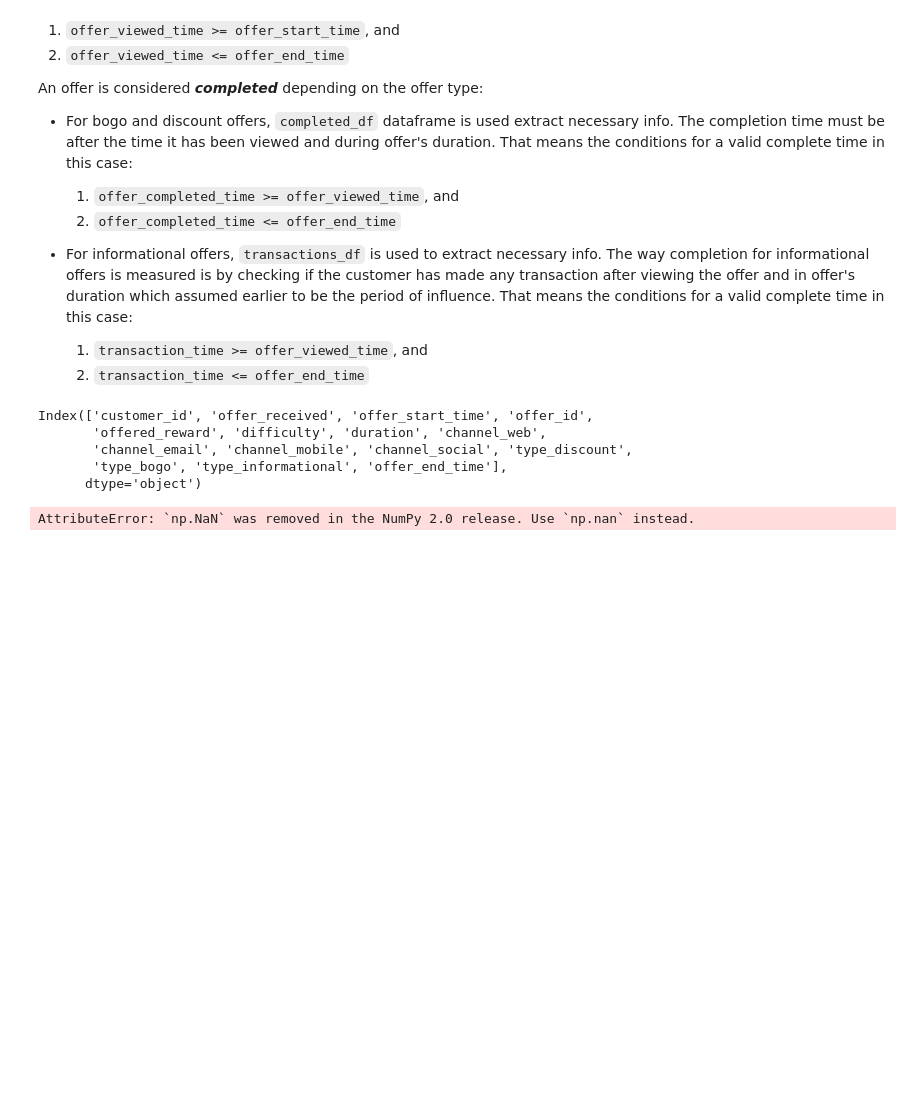
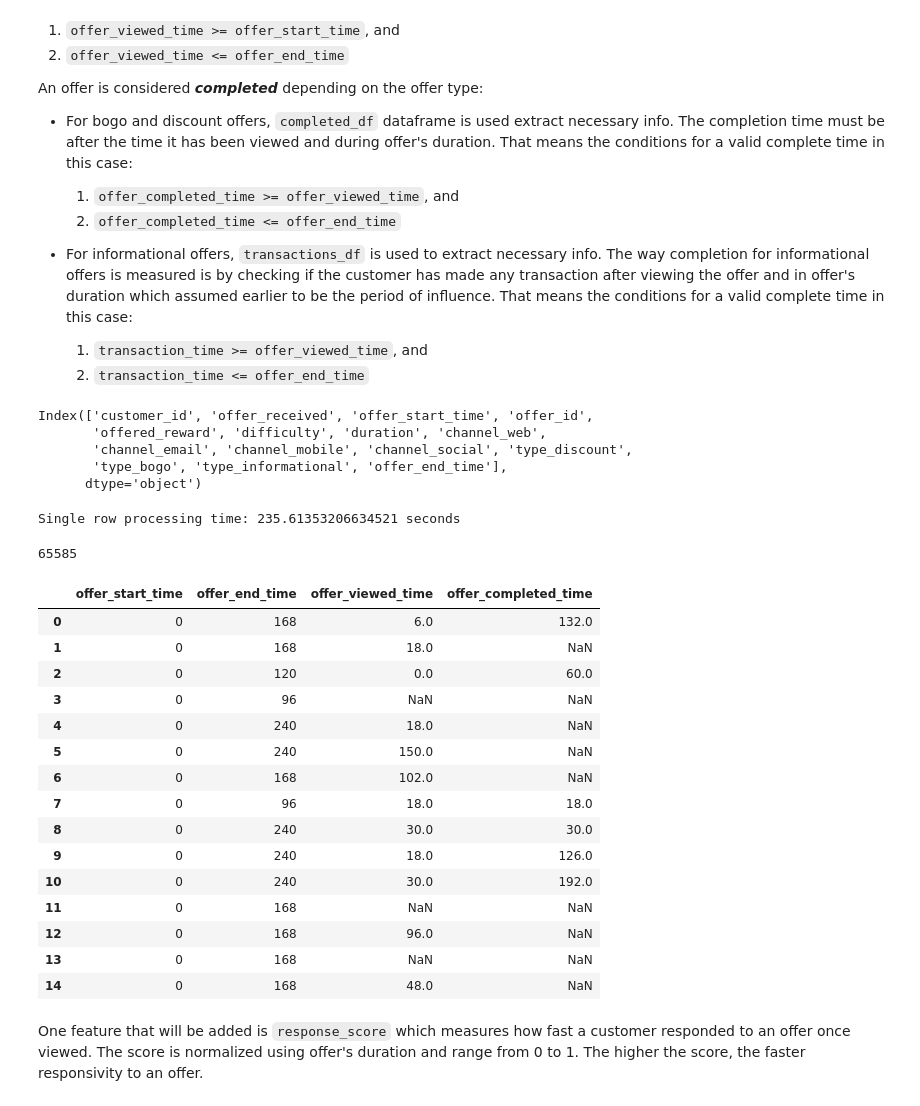
Before and after one commit to Kavin-Prasanth75/Starbucks-segmentation, a Jupyter notebook: main.ipynb, the cells around one changed output. Cells and saved outputs as stored; diff of their text form; code cells hidden in the pictures; blank space fills up the shorter version.

```diff
--- a/main.ipynb
+++ b/main.ipynb
@@ -754,17 +759,14 @@ Index(['customer_id', 'offer_received', 'offer_start_time', 'offer_id',
        'channel_email', 'channel_mobile', 'channel_social', 'type_discount',
        'type_bogo', 'type_informational', 'offer_end_time'],
       dtype='object')
-# %%
-# Add empty object column to store `output_value` list of function
-temp_df['output_value'] = ''
-
-# Apply u.get_offer_engagements to each row
-temp_df.output_value = temp_df.apply(
-    lambda x: util.get_offer_engagements(x, viewed_df, completed_df, transactions_df), axis=1)
-
-# Expand `output_value` list to columns
-temp_df = util.expand_list_to_columns(temp_df, 'output_value', {
-    0: 'offer_viewed_time',
-    1: 'offer_completed_time'})
-# %% [output]
-AttributeError: `np.NaN` was removed in the NumPy 2.0 release. Use `np.nan` instead.
+# %%
+import time
+start = time.time()
+util.get_offer_engagements(temp_df.iloc[0], viewed_df, completed_df, transactions_df)
+print("Single row processing time:", (time.time() - start)*65585, "seconds")
+# %% [output]
+Single row processing time: 235.61353206634521 seconds
+# %%
+len(temp_df)
+# %% [output]
+65585
@@ -770,0 +785,21 @@ AttributeError: `np.NaN` was removed in the NumPy 2.0 release. Use `np.nan` inst
+# %%
+temp_df[['offer_start_time', 'offer_end_time', 'offer_viewed_time', 'offer_completed_time']].head(15)
+# %% [output]
+|  | offer_start_time | offer_end_time | offer_viewed_time | offer_completed_time |
+| 0 | 0 | 168 | 6.0 | 132.0 |
+| 1 | 0 | 168 | 18.0 | NaN |
+| 2 | 0 | 120 | 0.0 | 60.0 |
+| 3 | 0 | 96 | NaN | NaN |
+| 4 | 0 | 240 | 18.0 | NaN |
+| 5 | 0 | 240 | 150.0 | NaN |
+| 6 | 0 | 168 | 102.0 | NaN |
+| 7 | 0 | 96 | 18.0 | 18.0 |
+| 8 | 0 | 240 | 30.0 | 30.0 |
+| 9 | 0 | 240 | 18.0 | 126.0 |
+| 10 | 0 | 240 | 30.0 | 192.0 |
+| 11 | 0 | 168 | NaN | NaN |
+| 12 | 0 | 168 | 96.0 | NaN |
+| 13 | 0 | 168 | NaN | NaN |
+| 14 | 0 | 168 | 48.0 | NaN |
+# %% [markdown]
+One feature that will be added is `response_score` which measures how fast a customer responded to an offer once viewed. The score is normalized using offer's duration and range from 0 to 1. The higher the score, the faster responsivity to an offer.
```
Also changed, not shown: parts of 17 cells of this notebook, 1 other file.
